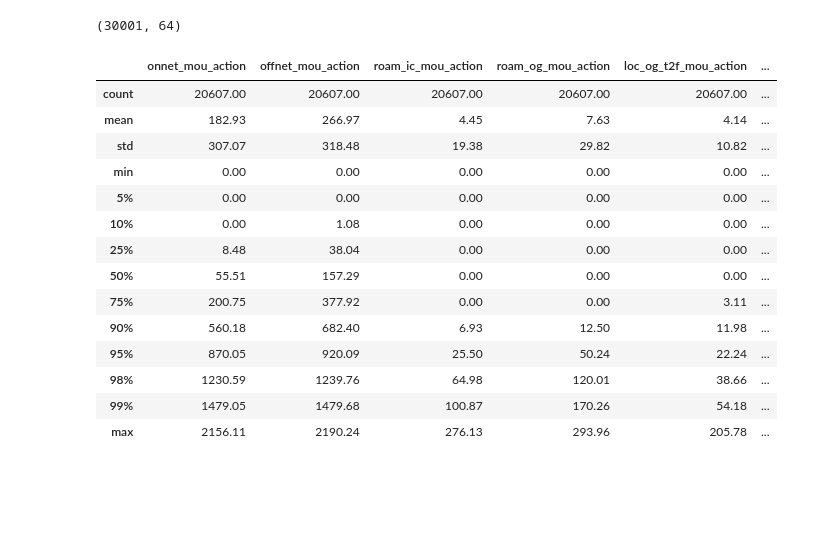
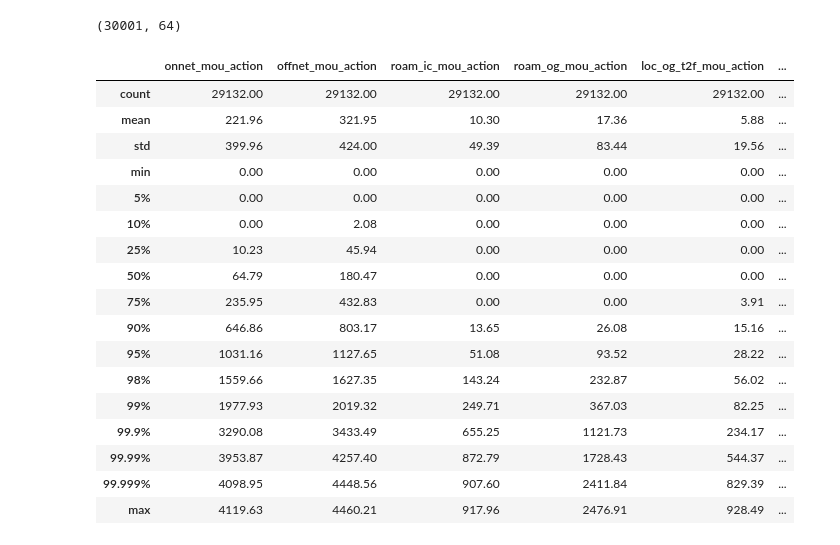
Before and after one commit to supran2811/TelecomChurnAssignment, a Jupyter notebook: Telecom_Churn_Solution.ipynb, the cells around one changed output. Cells and saved outputs as stored; diff of their text form; code cells hidden in the pictures; blank space fills up the shorter version.

```diff
--- a/Telecom_Churn_Solution.ipynb
+++ b/Telecom_Churn_Solution.ipynb
@@ -862,24 +868,27 @@ final_data.shape
 # %%
 # Removing all outliers who are above 99%
 for col in final_data.columns:
-    val1 = final_data[col].quantile(.99)
-    val2 = final_data[col].quantile(1)
+    val1 = final_data[col].quantile(.999)
+    val2 = final_data[col].quantile(.9999)
     if val2-val1 > 1000:
         final_data = final_data[final_data[col] <= val1]
-final_data.describe(percentiles=[.05,.1,.25,.5,.75,.9,.95,.98,.99])
+final_data.describe(percentiles=[.05,.1,.25,.5,.75,.9,.95,.98,.99,.999,.9999,.99999])
 # %% [output]
 |  | onnet_mou_action | offnet_mou_action | roam_ic_mou_action | roam_og_mou_action | loc_og_t2f_mou_action | ... |
-| count | 20607.00 | 20607.00 | 20607.00 | 20607.00 | 20607.00 | ... |
-| mean | 182.93 | 266.97 | 4.45 | 7.63 | 4.14 | ... |
-| std | 307.07 | 318.48 | 19.38 | 29.82 | 10.82 | ... |
+| count | 29132.00 | 29132.00 | 29132.00 | 29132.00 | 29132.00 | ... |
+| mean | 221.96 | 321.95 | 10.30 | 17.36 | 5.88 | ... |
+| std | 399.96 | 424.00 | 49.39 | 83.44 | 19.56 | ... |
 | min | 0.00 | 0.00 | 0.00 | 0.00 | 0.00 | ... |
 | 5% | 0.00 | 0.00 | 0.00 | 0.00 | 0.00 | ... |
-| 10% | 0.00 | 1.08 | 0.00 | 0.00 | 0.00 | ... |
-| 25% | 8.48 | 38.04 | 0.00 | 0.00 | 0.00 | ... |
-| 50% | 55.51 | 157.29 | 0.00 | 0.00 | 0.00 | ... |
-| 75% | 200.75 | 377.92 | 0.00 | 0.00 | 3.11 | ... |
-| 90% | 560.18 | 682.40 | 6.93 | 12.50 | 11.98 | ... |
-| 95% | 870.05 | 920.09 | 25.50 | 50.24 | 22.24 | ... |
-| 98% | 1230.59 | 1239.76 | 64.98 | 120.01 | 38.66 | ... |
-| 99% | 1479.05 | 1479.68 | 100.87 | 170.26 | 54.18 | ... |
-| max | 2156.11 | 2190.24 | 276.13 | 293.96 | 205.78 | ... |
+| 10% | 0.00 | 2.08 | 0.00 | 0.00 | 0.00 | ... |
+| 25% | 10.23 | 45.94 | 0.00 | 0.00 | 0.00 | ... |
+| 50% | 64.79 | 180.47 | 0.00 | 0.00 | 0.00 | ... |
+| 75% | 235.95 | 432.83 | 0.00 | 0.00 | 3.91 | ... |
+| 90% | 646.86 | 803.17 | 13.65 | 26.08 | 15.16 | ... |
+| 95% | 1031.16 | 1127.65 | 51.08 | 93.52 | 28.22 | ... |
+| 98% | 1559.66 | 1627.35 | 143.24 | 232.87 | 56.02 | ... |
+| 99% | 1977.93 | 2019.32 | 249.71 | 367.03 | 82.25 | ... |
+| 99.9% | 3290.08 | 3433.49 | 655.25 | 1121.73 | 234.17 | ... |
+| 99.99% | 3953.87 | 4257.40 | 872.79 | 1728.43 | 544.37 | ... |
+| 99.999% | 4098.95 | 4448.56 | 907.60 | 2411.84 | 829.39 | ... |
+| max | 4119.63 | 4460.21 | 917.96 | 2476.91 | 928.49 | ... |
```
Also changed, not shown: parts of 104 cells of this notebook.
